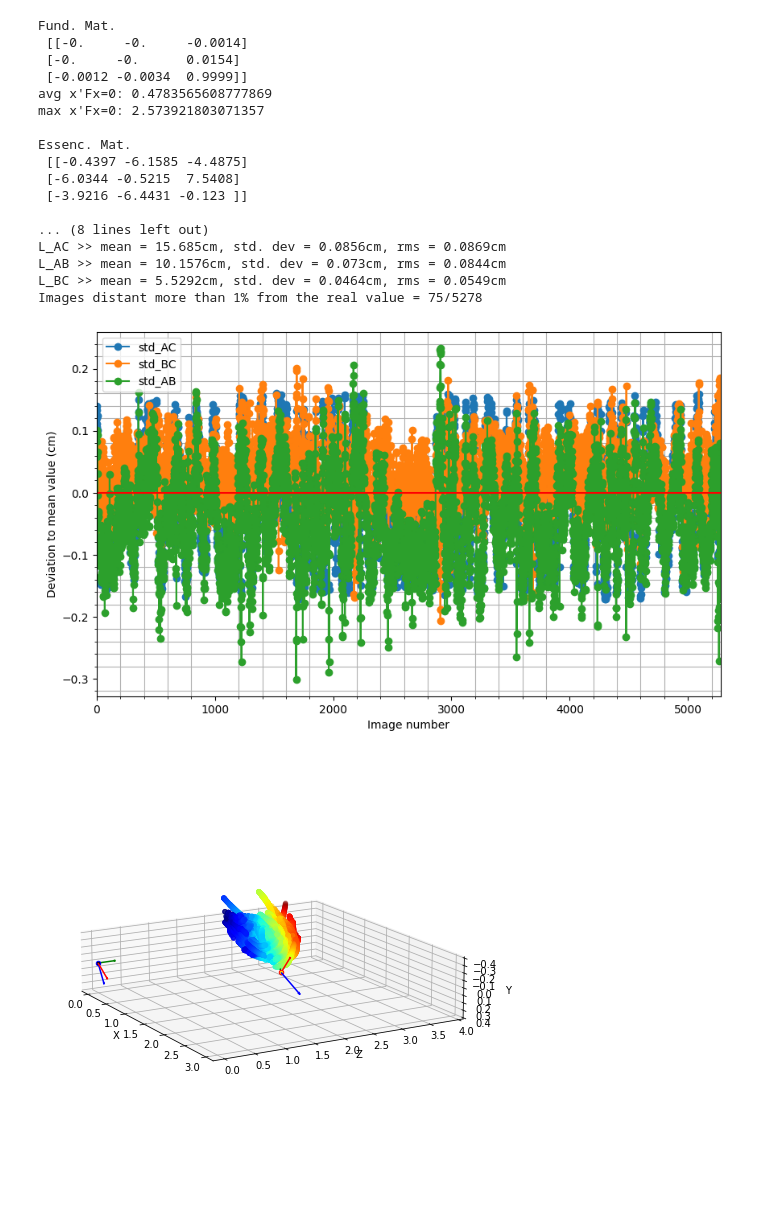
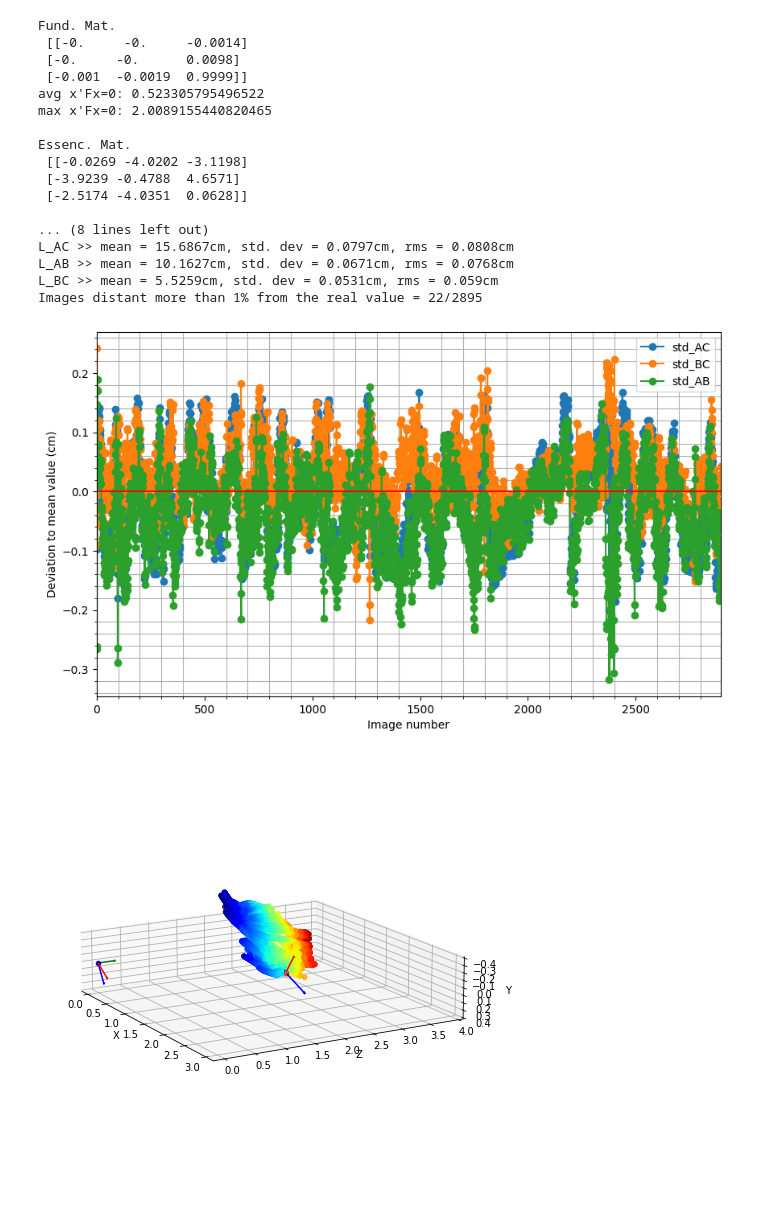
Before and after one commit to debOliveira/MoCapRasp, a Jupyter notebook: central/debugOnline.ipynb, the cells around one changed output. Cells and saved outputs as stored; diff of their text form; code cells hidden in the pictures.

```diff
--- a/central/debugOnline.ipynb
+++ b/central/debugOnline.ipynb
@@ -82,7 +82,7 @@ while i[0]!=df1.shape[0] or i[1]!=df2.shape[0]:
     # add proccesing per occlusion here
     # if ts if not read corectly, discard
     if counter[idx]:
-        if time-lastTime[idx]>1e7:
+        if time-lastTime[idx]>1e9:
             if verbose: print('time missmatch')
             missed[idx]+=1
             continue
@@ -111,12 +111,12 @@ while i[0]!=df1.shape[0] or i[1]!=df2.shape[0]:
     # check if ABC is in order smaller to largest
     if not certainty[idx]:
         for [A,B,C] in undCoord.reshape([-1, 3, 2]):
-            if np.linalg.norm(C-B)/np.linalg.norm(A-B)>(2-tol) and np.linalg.norm(C-B)>20:
+            if np.linalg.norm(A-B)/np.linalg.norm(C-B)>(2-tol) and np.linalg.norm(A-B)>20:
                 swap[idx] += 1
-                if swap[idx]>5:
+                if swap[idx]>2:
                     swap[idx],certainty[idx] = 0,True
                     dfOrig[idx][intervals[idx][-1]:counter[idx]][0:2],dfOrig[idx][intervals[idx][-1]:counter[idx]][4:6]=dfOrig[idx][intervals[idx][-1]:counter[idx]][4:6],dfOrig[idx][intervals[idx][-1]:counter[idx]][0:2]
-            if np.linalg.norm(A-B)/np.linalg.norm(C-B)>(2-tol) and np.linalg.norm(A-B)>20: certainty[idx] = True
+            if np.linalg.norm(C-B)/np.linalg.norm(A-B)>(2-tol) and np.linalg.norm(C-B)>20: certainty[idx] = True
 
 # get last interval
 for idx in range(2):
@@ -141,6 +141,7 @@ for [beg,end] in intersections:
         lowBound,highBound = math.ceil(time[0]/step),math.floor(time[-1]/step)
         print('interpolated #'+str(idx+1)+' from '+str(round(lowBound*step,2))+'s to '+str(round(highBound*step,2))+'s')
         tNew = np.linspace(lowBound,highBound,int((highBound-lowBound))+1,dtype=np.uint16)
+        if time.shape[0]<=2: continue
         ff = CubicSpline(time,coord,axis=0)
         dfInterp[tNew,int(idx*6):int(idx*6+6)] = ff(tNew*step)
 
@@ -273,7 +274,7 @@ projPt1,projPt2 = myProjectionPoints(np.array(centroids1)),myProjectionPoints(np
 points4d = triangulatePoints(P1.astype(float),P2.astype(float),projPt1.astype(float),projPt2.astype(float))
 points3d = (points4d[:3, :]/points4d[3, :]).T
 if points3d[0, 2] < 0: points3d = -points3d
-tot,L_real_AC,L_real_AB,L_real_BC,L_AC_vec,L_BC_vec,L_AB_vec,k,false_idx = 0,15.7,10.2,5.5,[],[],[],0,[]
+tot,L_real_AC,L_real_AB,L_real_BC,L_AC_vec,L_BC_vec,L_AB_vec,k,false_idx = 0,15.7,5.5,10.2,[],[],[],0,[]
 # compute sdt deviation and plot beautiful stuff
 for [A, B, C] in points3d.reshape([-1, 3, 3]):
     L_rec_AC,L_rec_BC,L_rec_AB = np.linalg.norm(A-C),np.linalg.norm(B-C),np.linalg.norm(A-B)
@@ -297,45 +298,45 @@ print('L_BC >> mean = ' + str((np.mean(L_BC_vec)*lamb).round(4)) +
 fig = plt.figure(figsize=(10, 6), dpi=100)
 L_AC_vec_plot,L_BC_vec_plot,L_AB_vec_plot = np.array(L_AC_vec)*lamb - L_real_AC,np.array(L_BC_vec)*lamb - L_real_BC,np.array(L_AB_vec)*lamb - L_real_AB
 plt.plot(L_AC_vec_plot, '-o', label="std_AC")
 plt.plot(L_BC_vec_plot, '-o', label="std_BC")
 plt.plot(L_AB_vec_plot, '-o', label="std_AB")
 plt.axhline(y=0.0, color='r', linestyle='-')
 plt.grid()
 #plt.axvline(x=853, c='r', linestyle='--', label="image 960")
 plt.xlabel("Image number")
 plt.ylabel("Deviation to mean value (cm)")
 plt.legend()
 ax = fig.axes
 ax[0].minorticks_on()
 plt.grid(which='both')
 plt.xlim(0,len(L_AC_vec)-1)
 points3d_new,i= points3d*lamb,0
 for [A, B, C] in points3d_new.reshape([-1, 3, 3]):
     L_reconst = np.sqrt(np.sum((A-C)**2, axis=0))
     valid = abs(L_real_AC-L_reconst)/L_real_AC < 0.01
     if not valid: i = i + 1
 print("Images distant more than 1% from the real value = " + str(i)+'/'+str(int(points3d.shape[0]/3)))
 plt.draw()
 plt.show()
 # %% [output]
 Fund. Mat.
  [[-0.     -0.     -0.0014]
- [-0.     -0.      0.0154]
- [-0.0012 -0.0034  0.9999]]
-avg x'Fx=0: 0.4783565608777869
-max x'Fx=0: 2.573921803071357
+ [-0.     -0.      0.0098]
+ [-0.001  -0.0019  0.9999]]
+avg x'Fx=0: 0.523305795496522
+max x'Fx=0: 2.0089155440820465
 
 Essenc. Mat.
- [[-0.4397 -6.1585 -4.4875]
- [-6.0344 -0.5215  7.5408]
- [-3.9216 -6.4431 -0.123 ]]
+ [[-0.0269 -4.0202 -3.1198]
+ [-3.9239 -0.4788  4.6571]
+ [-2.5174 -4.0351  0.0628]]
 
 ... (8 lines left out)
-L_AC >> mean = 15.685cm, std. dev = 0.0856cm, rms = 0.0869cm
-L_AB >> mean = 10.1576cm, std. dev = 0.073cm, rms = 0.0844cm
-L_BC >> mean = 5.5292cm, std. dev = 0.0464cm, rms = 0.0549cm
-Images distant more than 1% from the real value = 75/5278
+L_AC >> mean = 15.6867cm, std. dev = 0.0797cm, rms = 0.0808cm
+L_AB >> mean = 10.1627cm, std. dev = 0.0671cm, rms = 0.0768cm
+L_BC >> mean = 5.5259cm, std. dev = 0.0531cm, rms = 0.059cm
+Images distant more than 1% from the real value = 22/2895
-[figure, old version]
+[figure, new version]
 # %%
 # plot 3d map
 fig = plt.figure(figsize=(8, 8))
@@ -375,7 +376,7 @@ ax.get_proj = lambda: np.dot(Axes3D.get_proj(ax), np.diag([1., 1., .3, 1.]))
 plt.draw()
 plt.show()
 # %% [output]
-[figure, old version]
+[figure, new version]
 # %%
 img1,img2,k = np.ones((540,960))*255,np.ones((540,960))*255,0
 pts1,pts2 = np.int32(centroids1[0:3].reshape(-1,2)),np.int32(centroids2[0:3].reshape(-1,2))
```
Also changed, not shown: parts of 5 cells of this notebook.
